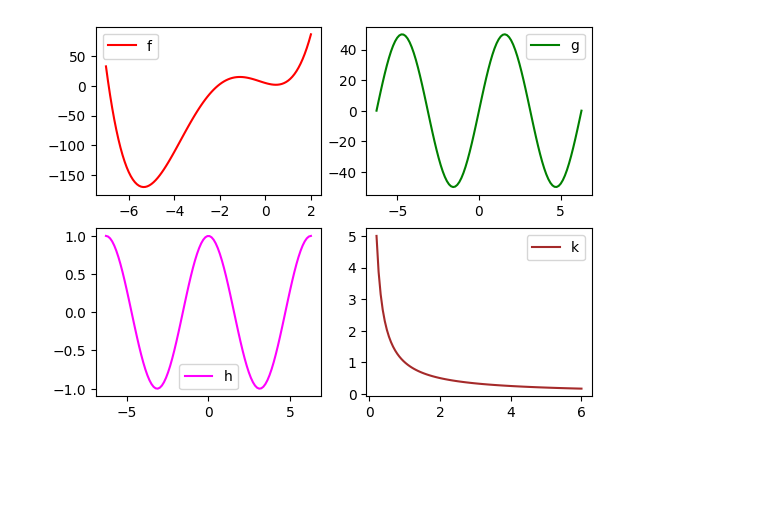
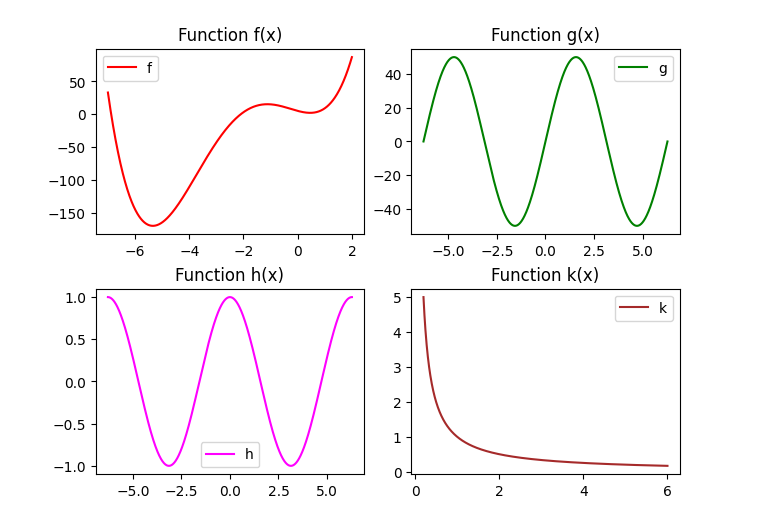
Before and after one commit to andymaz/probability-statistics-python-code, a Jupyter notebook: appendix/numpy/fourTileFunc.ipynb, the cells around one changed output. Drawn from its saved outputs; the diff is of its cells as text; code cells hidden in the pictures; blank space fills up the shorter version.

Commit message:
tidying up chapters  on numpy and pandas

```diff
--- a/appendix/numpy/fourTileFunc.ipynb
+++ b/appendix/numpy/fourTileFunc.ipynb
@@ -43,37 +47,32 @@ plt.show()
-# %%
-import matplotlib.pyplot as plt  # For plotting
-import numpy as np               # For numerical operations
-
-# Define four functions in a dictionary with their names as keys
-funcs = {
-    'f': lambda x: x**4 + 8*x**3 + 6*x**2 - 11*x + 5,
-    'g': lambda x: 50*np.sin(x),
-    'h': lambda x: np.cos(x),
-    'k': lambda x: 1/x
-}
-
-# Define x-values for each function (ranges chosen to suit each function)
-xs = [np.linspace(-7, 2, 100),
-      np.linspace(-2*np.pi, 2*np.pi, 100),
-      np.linspace(-2*np.pi, 2*np.pi, 100),
-      np.linspace(0.2, 6, 100) ]
-
-# Colours for each plot
-colours = ['red', 'green', 'magenta', 'brown']
-
-# Create a 2x2 grid of subplots
-fig, ax = plt.subplots(2, 2)
-
-# Loop over the functions and plot each on the appropriate subplot
-for i, (name, func) in enumerate(funcs.items()):
-    r, c = divmod(i, 2)  # Compute row and column indices
-    ax[r, c].plot(xs[i], func(xs[i]), color=colours[i], label=name)
-    ax[r, c].legend()    # Add a legend showing the function name
-
-# Optional: save the figure to a file
-# fig.savefig('fourTileFunc.png')
-
-# Display the plots
-plt.show()
-# %% [output]
-[figure, removed]
+# %%
+import matplotlib.pyplot as plt
+import numpy as np
+
+# Dictionary of functions with their plotting domains
+# Each entry: name → (function, (xmin, xmax, num_points))
+funcs = {
+    'f': (lambda x: x**4 + 8*x**3 + 6*x**2 - 11*x + 5, (-7, 2, 1000)),
+    'g': (lambda x: 50*np.sin(x), (-2*np.pi, 2*np.pi, 1000)),
+    'h': (lambda x: np.cos(x), (-2*np.pi, 2*np.pi, 1000)),
+    'k': (lambda x: 1/x, (0.2, 6, 1000))
+}
+
+# Colours for each function plot
+colours = ['red', 'green', 'magenta', 'brown']
+
+# Create a 2x2 grid of subplots, with automatic spacing
+fig, ax = plt.subplots(2, 2, constrained_layout=True)
+
+# Loop through functions and plot each in its subplot
+for i, (name, (func, domain)) in enumerate(funcs.items()):
+    r, c = divmod(i, 2)            # map index to subplot row/col
+    x = np.linspace(*domain)       # generate x-values for the domain
+    ax[r, c].plot(x, func(x), color=colours[i], label=name)
+    ax[r, c].set_title(f"Function {name}(x)")
+    ax[r, c].legend()
+
+fig.savefig('img/fourTileFunc.png')
+
+plt.show()
+# %% [output]
+[figure, added]
```
Also changed, not shown: parts of 1 cell of this notebook, 1 other file.
